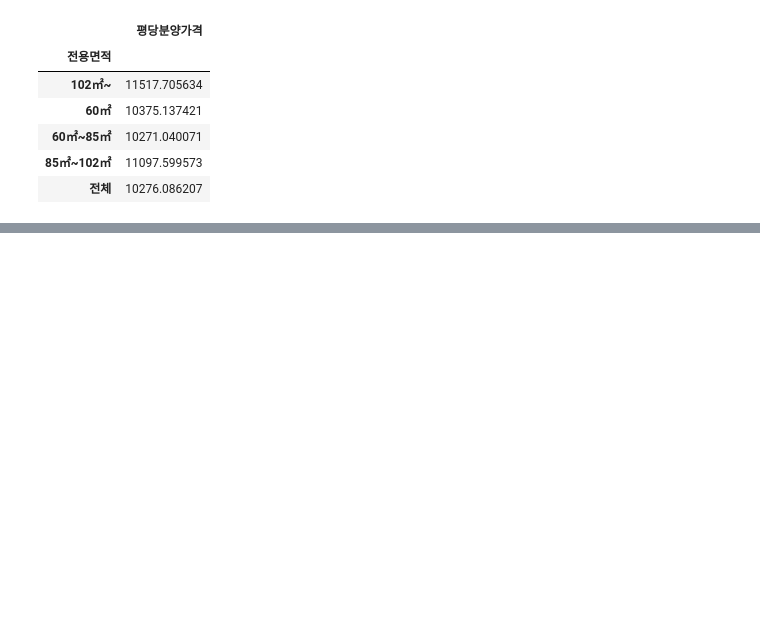
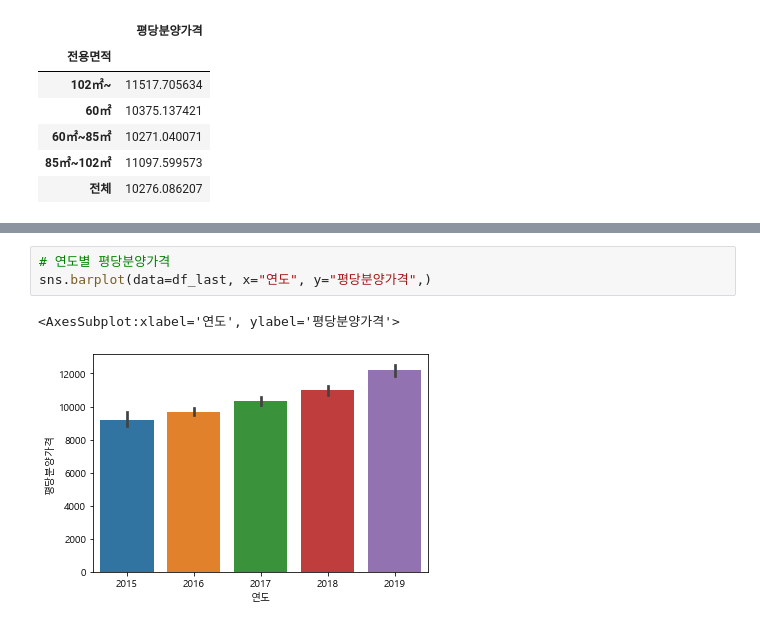
Before and after one commit to BackdevHong/python-Public_Data_Analysis, a Jupyter notebook: 주택도시보증공사_전국 평균 분양가 분석/01-apt-price.ipynb, the cells around one changed output, grey strips where cells are left out. Cells and saved outputs as stored; diff of their text form; blank space fills up the shorter version.

```diff
--- a/주택도시보증공사_전국 평균 분양가 분석/01-apt-price.ipynb
+++ b/주택도시보증공사_전국 평균 분양가 분석/01-apt-price.ipynb
@@ -480,0 +494,6 @@ p.plot(figsize=(15, 3), rot=40)
+# %%
+# 연도별 평당분양가격
+sns.barplot(data=df_last, x="연도", y="평당분양가격",)
+# %% [output]
+<AxesSubplot:xlabel='연도', ylabel='평당분양가격'>
+[figure, added]
```
Also changed, not shown: parts of 32 cells of this notebook.
